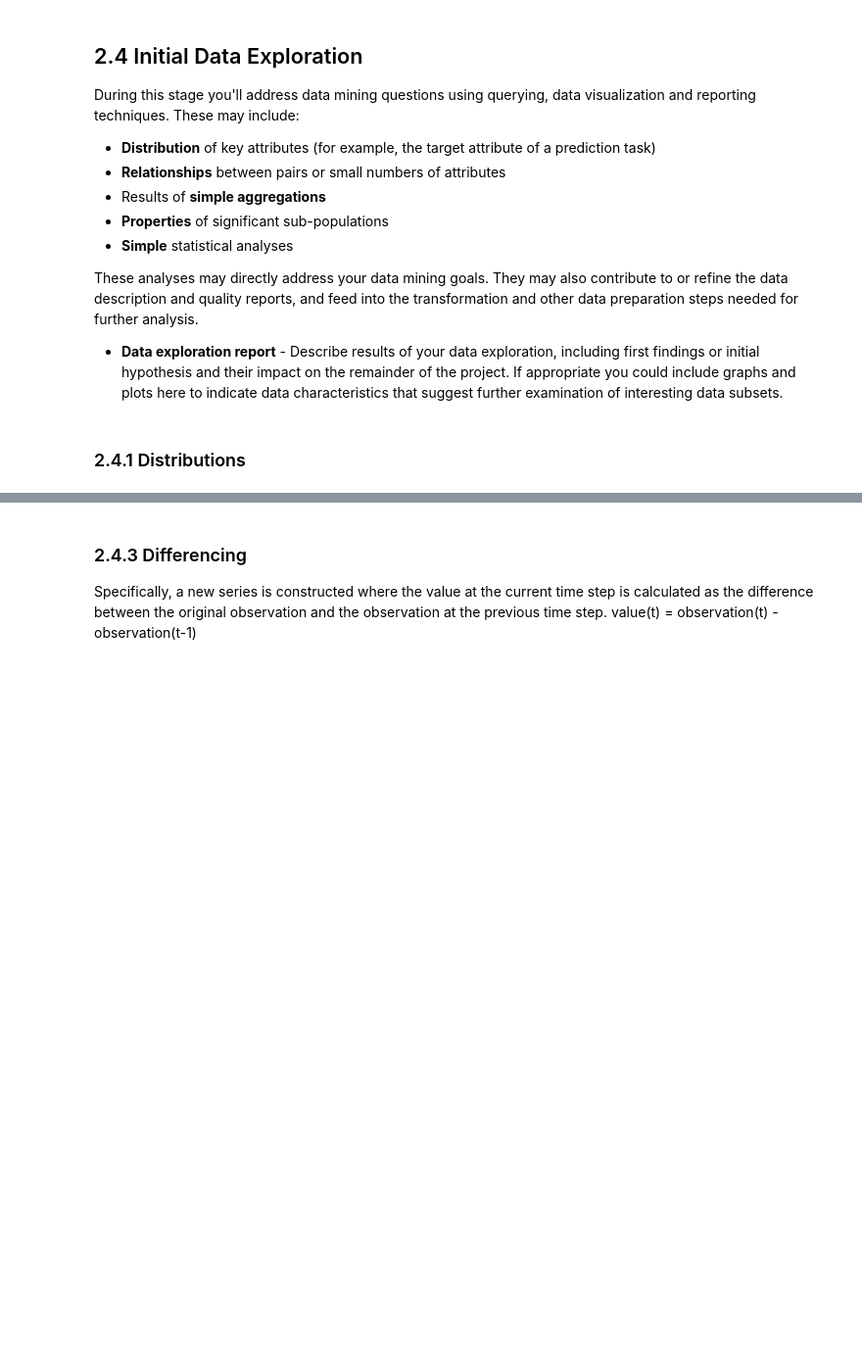
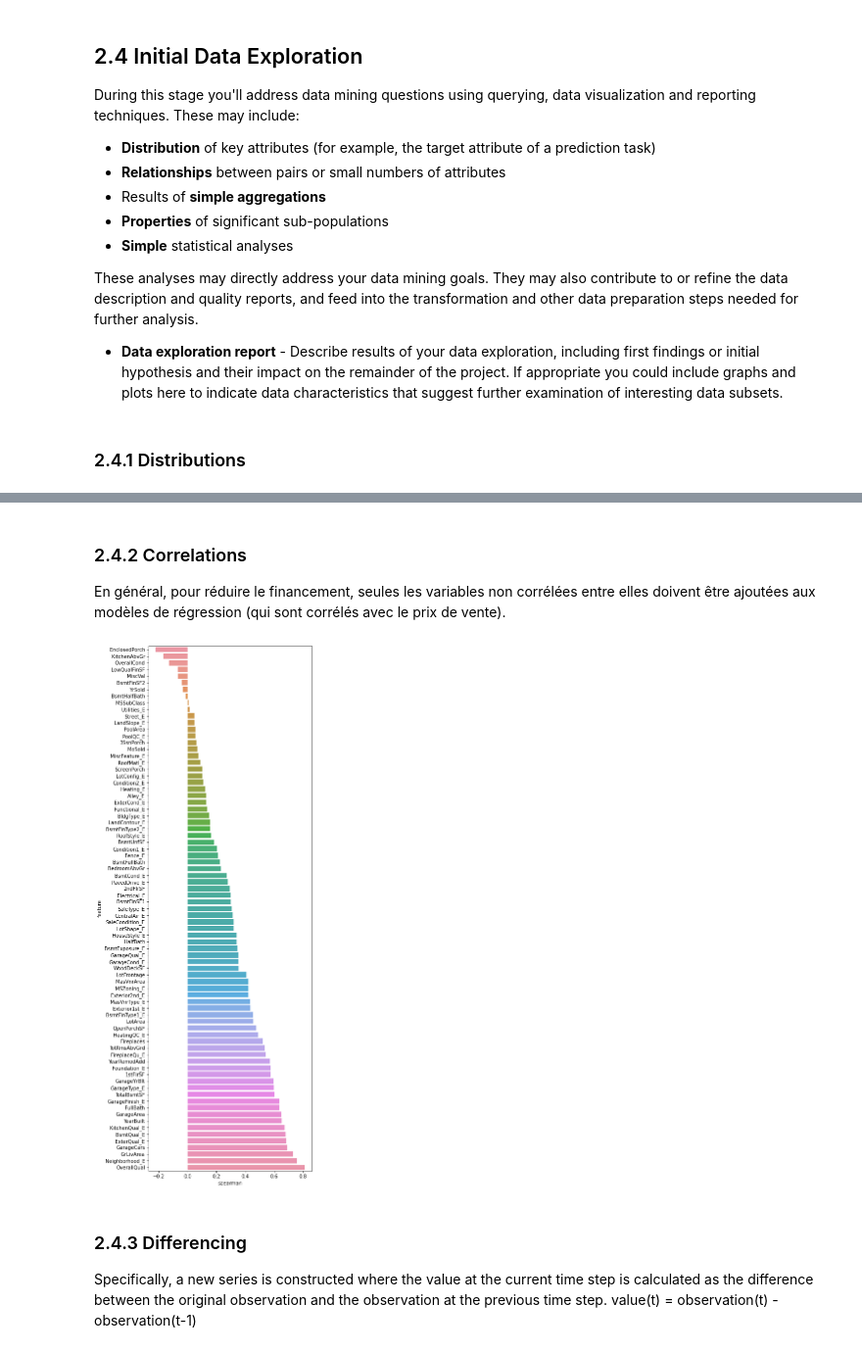
Before and after one commit to freya-git/LAVA, a Jupyter notebook: CRISP-DM_Template.ipynb, the cells around one changed output, grey strips where cells are left out. Shown at 98% size. Drawn from its saved outputs; the diff is of its cells as text; code cells hidden in the pictures; blank space fills up the shorter version.

```diff
--- a/CRISP-DM_Template.ipynb
+++ b/CRISP-DM_Template.ipynb
@@ -505,2 +501,18 @@ Pairplot Documentation cab be found here: https://seaborn.pydata.org/generated/s
+# %% [markdown]
+### 2.4.2 Correlations  <a class="anchor" id="Correlations"></a>
+En général, pour réduire le financement, seules les variables non corrélées entre elles doivent être ajoutées aux modèles de régression (qui sont corrélés avec le prix de vente).
+# %%
+def spearman(frame, features):
+    spr = pd.DataFrame()
+    spr['feature'] = features
+    spr['spearman'] = [frame[f].corr(frame['SalePrice'], 'spearman') for f in features]
+    spr = spr.sort_values('spearman')
+    plt.figure(figsize=(6, 0.25*len(features)))
+    sns.barplot(data=spr, y='feature', x='spearman', orient='h')
+
+features = quantitative + qual_encoded
+spearman(train, features)
+# %% [output]
+[figure, added]
 # %%
 #df_agg = df.drop(['x'], axis=1).groupby(['y']).sum()
```
Also changed, not shown: parts of 19 cells of this notebook, 1 other file.
